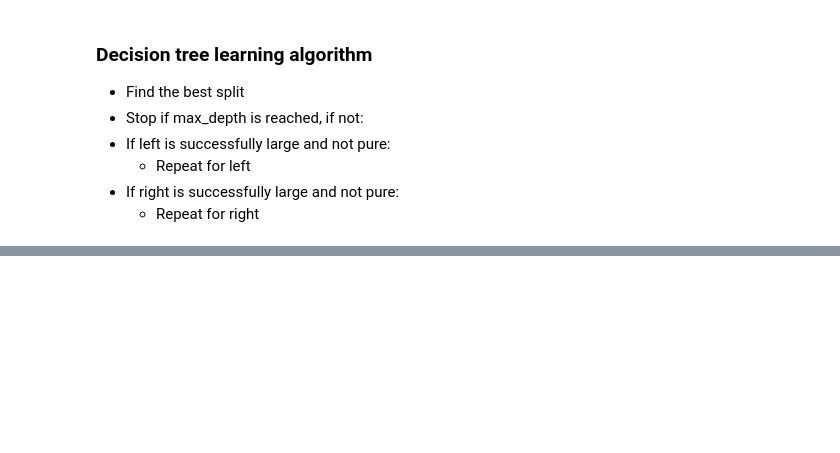
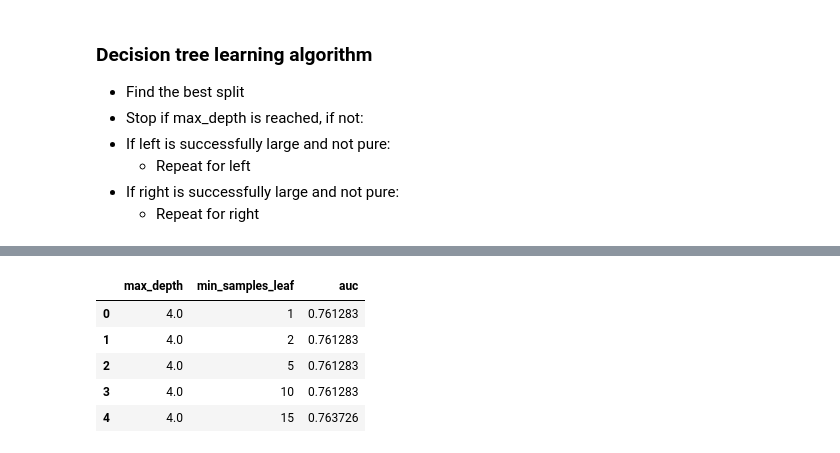
Before and after one commit to 16danielvm/MLZoomCamp_Course_byAlexeygrigorev, a Jupyter notebook: 06_tree/Week6_ Sessions.ipynb, the cells around one changed output, grey strips where cells are left out. Saved outputs shown, nothing was run; the diff lists cells and outputs as text; code cells hidden in the pictures; blank space fills up the shorter version.

```diff
--- a/06_tree/Week6_ Sessions.ipynb
+++ b/06_tree/Week6_ Sessions.ipynb
@@ -473,0 +509,10 @@ Name: status, dtype: float64
+# %%
+df_scores = pd.DataFrame(scores, columns = ['max_depth','min_samples_leaf','auc'])
+df_scores.head()
+# %% [output]
+|  | max_depth | min_samples_leaf | auc |
+| 0 | 4.0 | 1 | 0.761283 |
+| 1 | 4.0 | 2 | 0.761283 |
+| 2 | 4.0 | 5 | 0.761283 |
+| 3 | 4.0 | 10 | 0.761283 |
+| 4 | 4.0 | 15 | 0.763726 |
```
Also changed, not shown: parts of 8 cells of this notebook.
